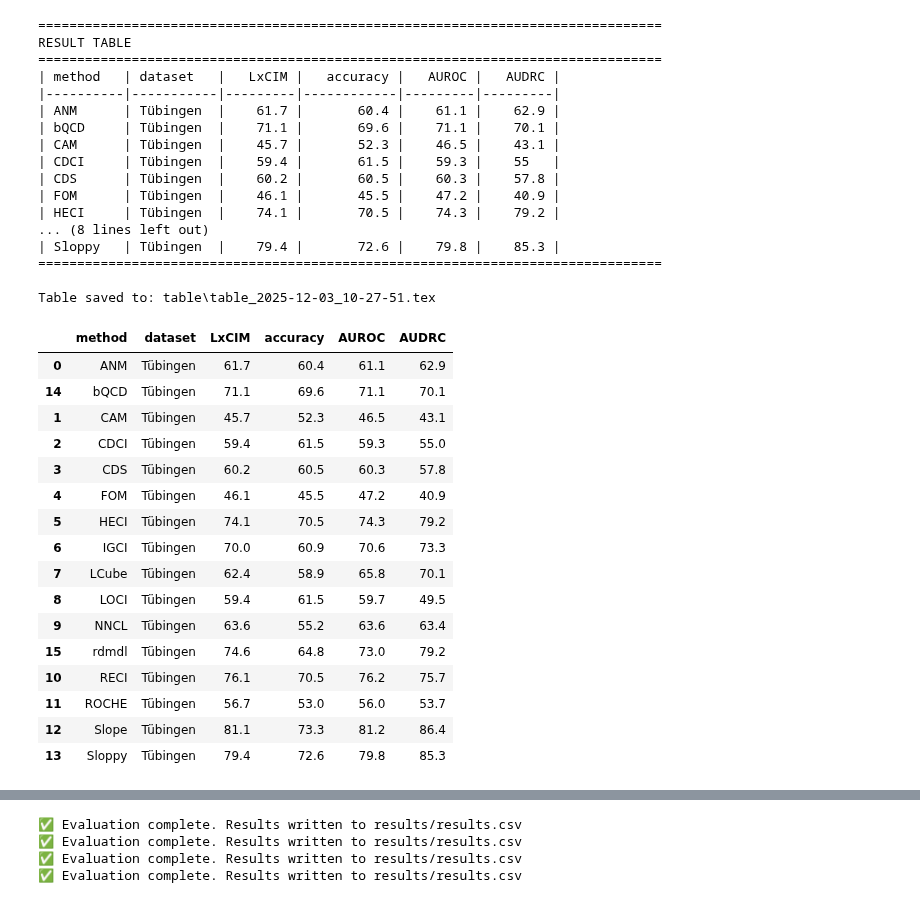
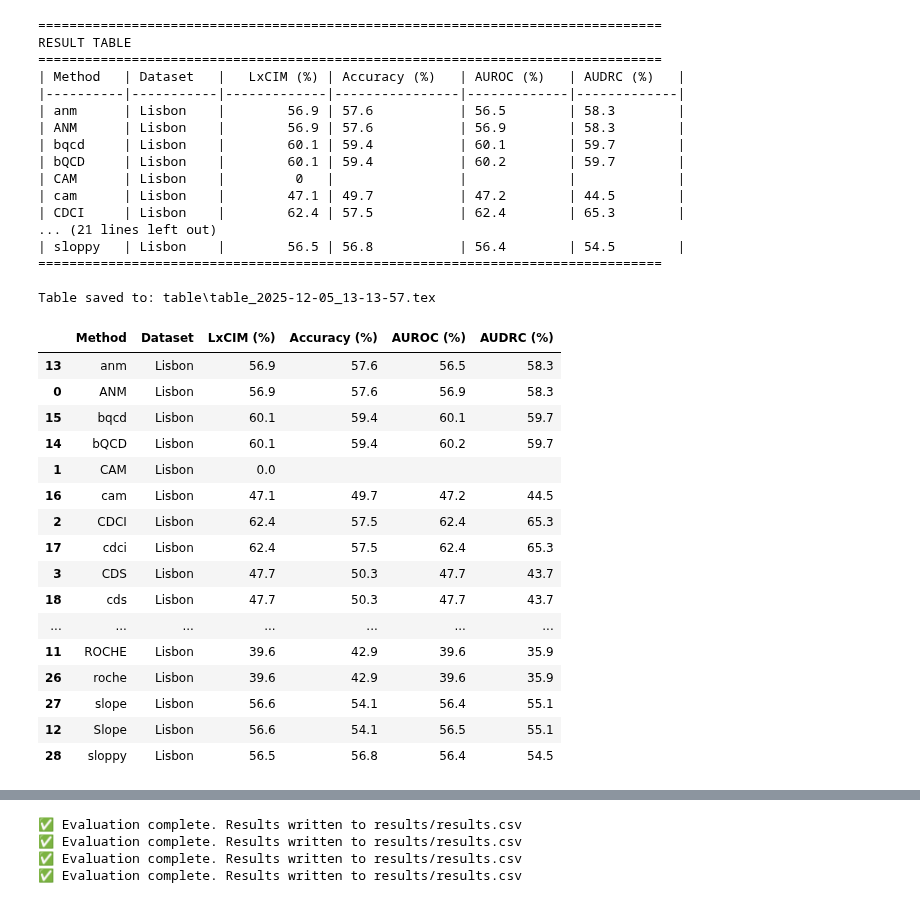
Before and after one commit to tiagobrogueira/Causal-Discovery-In-Exchangeable-Data, a Jupyter notebook: bicausal/evaluate.ipynb, the cells around one changed output, grey strips where cells are left out. Drawn from its saved outputs; the diff is of its cells as text; code cells hidden in the pictures.

```diff
--- a/bicausal/evaluate.ipynb
+++ b/bicausal/evaluate.ipynb
@@ -2,40 +2,40 @@
 from bicausal.metrics.evaluators import evaluate_tuebingen,evaluate_lisbon, evaluate_synthetic, construct_table
 from bicausal.metrics.drawers import plot_dataset_curves, plot_dataset_curves_vs, plot_method_curves
 # %%
-construct_table(datasets=["Tuebingen"], metrics=["LxCIM","accuracy","AUROC","AUDRC"])
+construct_table(datasets=["Lisbon"], metrics=["LxCIM","accuracy","AUROC","AUDRC"])
 # %% [output]
 ================================================================================
 RESULT TABLE
 ================================================================================
-| method   | dataset   |   LxCIM |   accuracy |   AUROC |   AUDRC |
-|----------|-----------|---------|------------|---------|---------|
-| ANM      | Tübingen  |    61.7 |       60.4 |    61.1 |    62.9 |
-| bQCD     | Tübingen  |    71.1 |       69.6 |    71.1 |    70.1 |
-| CAM      | Tübingen  |    45.7 |       52.3 |    46.5 |    43.1 |
-| CDCI     | Tübingen  |    59.4 |       61.5 |    59.3 |    55   |
-| CDS      | Tübingen  |    60.2 |       60.5 |    60.3 |    57.8 |
-| FOM      | Tübingen  |    46.1 |       45.5 |    47.2 |    40.9 |
-| HECI     | Tübingen  |    74.1 |       70.5 |    74.3 |    79.2 |
-... (8 lines left out)
-| Sloppy   | Tübingen  |    79.4 |       72.6 |    79.8 |    85.3 |
+| Method   | Dataset   |   LxCIM (%) | Accuracy (%)   | AUROC (%)   | AUDRC (%)   |
+|----------|-----------|-------------|----------------|-------------|-------------|
+| anm      | Lisbon    |        56.9 | 57.6           | 56.5        | 58.3        |
+| ANM      | Lisbon    |        56.9 | 57.6           | 56.9        | 58.3        |
+| bqcd     | Lisbon    |        60.1 | 59.4           | 60.1        | 59.7        |
+| bQCD     | Lisbon    |        60.1 | 59.4           | 60.2        | 59.7        |
+| CAM      | Lisbon    |         0   |                |             |             |
+| cam      | Lisbon    |        47.1 | 49.7           | 47.2        | 44.5        |
+| CDCI     | Lisbon    |        62.4 | 57.5           | 62.4        | 65.3        |
+... (21 lines left out)
+| sloppy   | Lisbon    |        56.5 | 56.8           | 56.4        | 54.5        |
 ================================================================================
 
-Table saved to: table\table_2025-12-03_10-27-51.tex
+Table saved to: table\table_2025-12-05_13-13-57.tex
-|  | method | dataset | LxCIM | accuracy | AUROC | AUDRC |
-| 0 | ANM | Tübingen | 61.7 | 60.4 | 61.1 | 62.9 |
-| 14 | bQCD | Tübingen | 71.1 | 69.6 | 71.1 | 70.1 |
-| 1 | CAM | Tübingen | 45.7 | 52.3 | 46.5 | 43.1 |
-| 2 | CDCI | Tübingen | 59.4 | 61.5 | 59.3 | 55.0 |
-| 3 | CDS | Tübingen | 60.2 | 60.5 | 60.3 | 57.8 |
-| 4 | FOM | Tübingen | 46.1 | 45.5 | 47.2 | 40.9 |
-| 5 | HECI | Tübingen | 74.1 | 70.5 | 74.3 | 79.2 |
-| 6 | IGCI | Tübingen | 70.0 | 60.9 | 70.6 | 73.3 |
-| 7 | LCube | Tübingen | 62.4 | 58.9 | 65.8 | 70.1 |
-| 8 | LOCI | Tübingen | 59.4 | 61.5 | 59.7 | 49.5 |
-| 9 | NNCL | Tübingen | 63.6 | 55.2 | 63.6 | 63.4 |
-| 15 | rdmdl | Tübingen | 74.6 | 64.8 | 73.0 | 79.2 |
-| 10 | RECI | Tübingen | 76.1 | 70.5 | 76.2 | 75.7 |
-| 11 | ROCHE | Tübingen | 56.7 | 53.0 | 56.0 | 53.7 |
-| 12 | Slope | Tübingen | 81.1 | 73.3 | 81.2 | 86.4 |
-| 13 | Sloppy | Tübingen | 79.4 | 72.6 | 79.8 | 85.3 |
+|  | Method | Dataset | LxCIM (%) | Accuracy (%) | AUROC (%) | AUDRC (%) |
+| 13 | anm | Lisbon | 56.9 | 57.6 | 56.5 | 58.3 |
+| 0 | ANM | Lisbon | 56.9 | 57.6 | 56.9 | 58.3 |
+| 15 | bqcd | Lisbon | 60.1 | 59.4 | 60.1 | 59.7 |
+| 14 | bQCD | Lisbon | 60.1 | 59.4 | 60.2 | 59.7 |
+| 1 | CAM | Lisbon | 0.0 |  |  |  |
+| 16 | cam | Lisbon | 47.1 | 49.7 | 47.2 | 44.5 |
+| 2 | CDCI | Lisbon | 62.4 | 57.5 | 62.4 | 65.3 |
+| 17 | cdci | Lisbon | 62.4 | 57.5 | 62.4 | 65.3 |
+| 3 | CDS | Lisbon | 47.7 | 50.3 | 47.7 | 43.7 |
+| 18 | cds | Lisbon | 47.7 | 50.3 | 47.7 | 43.7 |
+| ... | ... | ... | ... | ... | ... | ... |
+| 11 | ROCHE | Lisbon | 39.6 | 42.9 | 39.6 | 35.9 |
+| 26 | roche | Lisbon | 39.6 | 42.9 | 39.6 | 35.9 |
+| 27 | slope | Lisbon | 56.6 | 54.1 | 56.4 | 55.1 |
+| 12 | Slope | Lisbon | 56.6 | 54.1 | 56.5 | 55.1 |
+| 28 | sloppy | Lisbon | 56.5 | 56.8 | 56.4 | 54.5 |
 # %%
```
Also changed, not shown: parts of 1 cell of this notebook, 23 other files.
